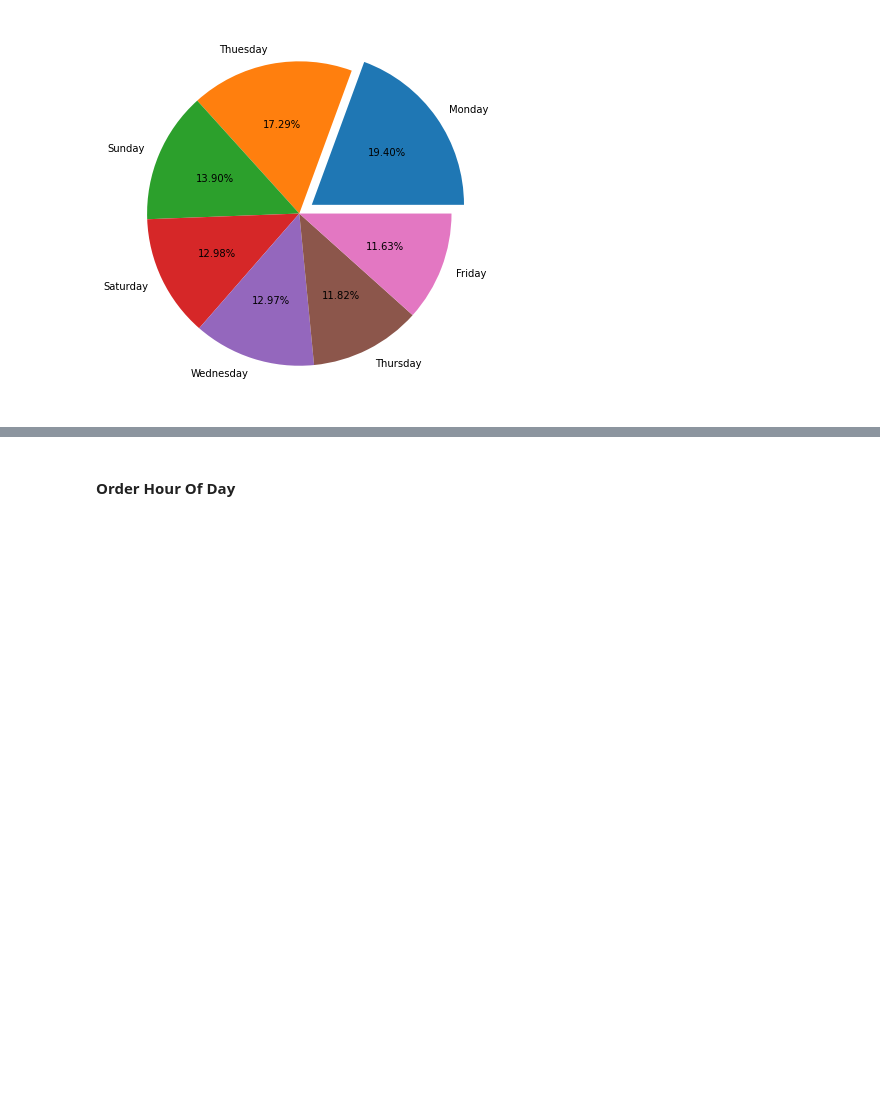
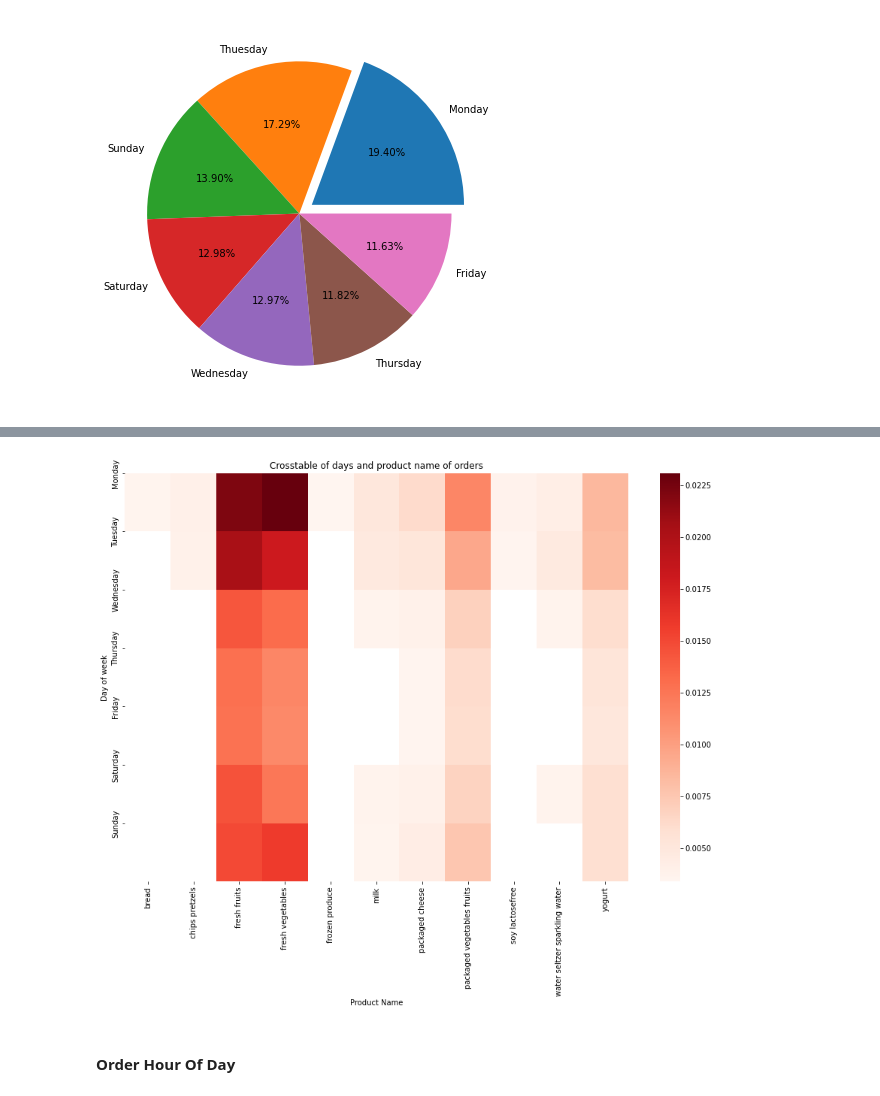
Before and after one commit to MohammadRouintan/Clustering-SuperMarket-Dataset-For-Predictive-Marketing, a Jupyter notebook: SuperMarket.ipynb, the cells around one changed output, grey strips where cells are left out. Saved outputs shown, nothing was run; the diff lists cells and outputs as text; code cells hidden in the pictures; blank space fills up the shorter version.

```diff
--- a/SuperMarket.ipynb
+++ b/SuperMarket.ipynb
@@ -468,3 +365,17 @@ plt.show()
+# %%
+department = sup_imputed.groupby(['order_dow', 'product_name'])['user_id'].count().reset_index().sort_values(by='user_id', ascending=False).head(50)
+department_p = department.pivot('order_dow', 'product_name', 'user_id') / sup_imputed.shape[0]
+
+
+plt.figure(figsize=(15,10))
+sns.heatmap(department_p, cmap='Reds')
+plt.yticks([0, 1, 2, 3, 4, 5, 6],['Monday', 'Tuesday', 'Wednesday', 'Thursday', 'Friday', 'Saturday', 'Sunday'])
+plt.xlabel('Product Name')
+plt.ylabel('Day of week')
+plt.title('Crosstable of days and product name of orders')
+plt.show()
+# %% [output]
+[figure, added]
 # %% [markdown]
 #### Order Hour Of Day
 # %%
```
Also changed, not shown: parts of 38 cells of this notebook.
